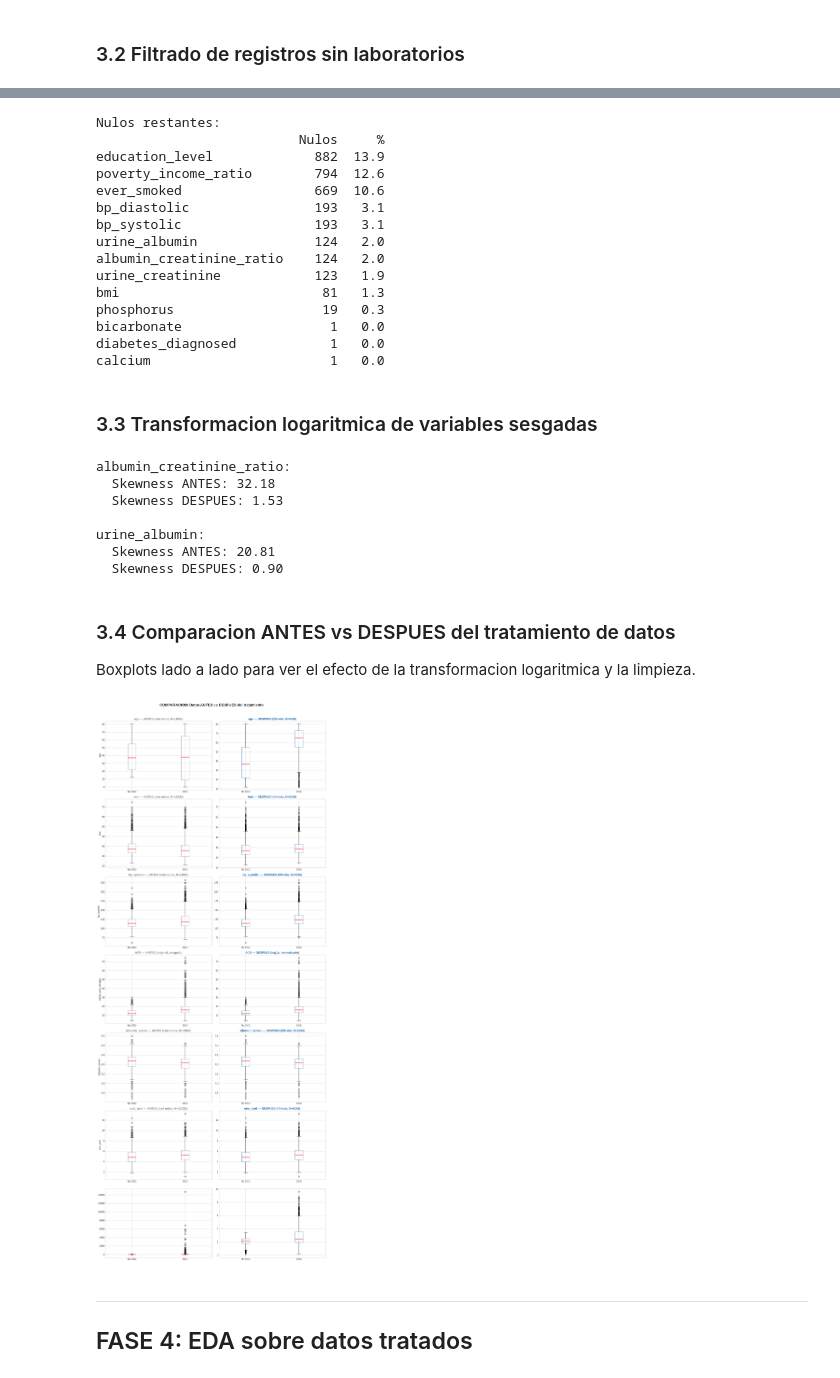
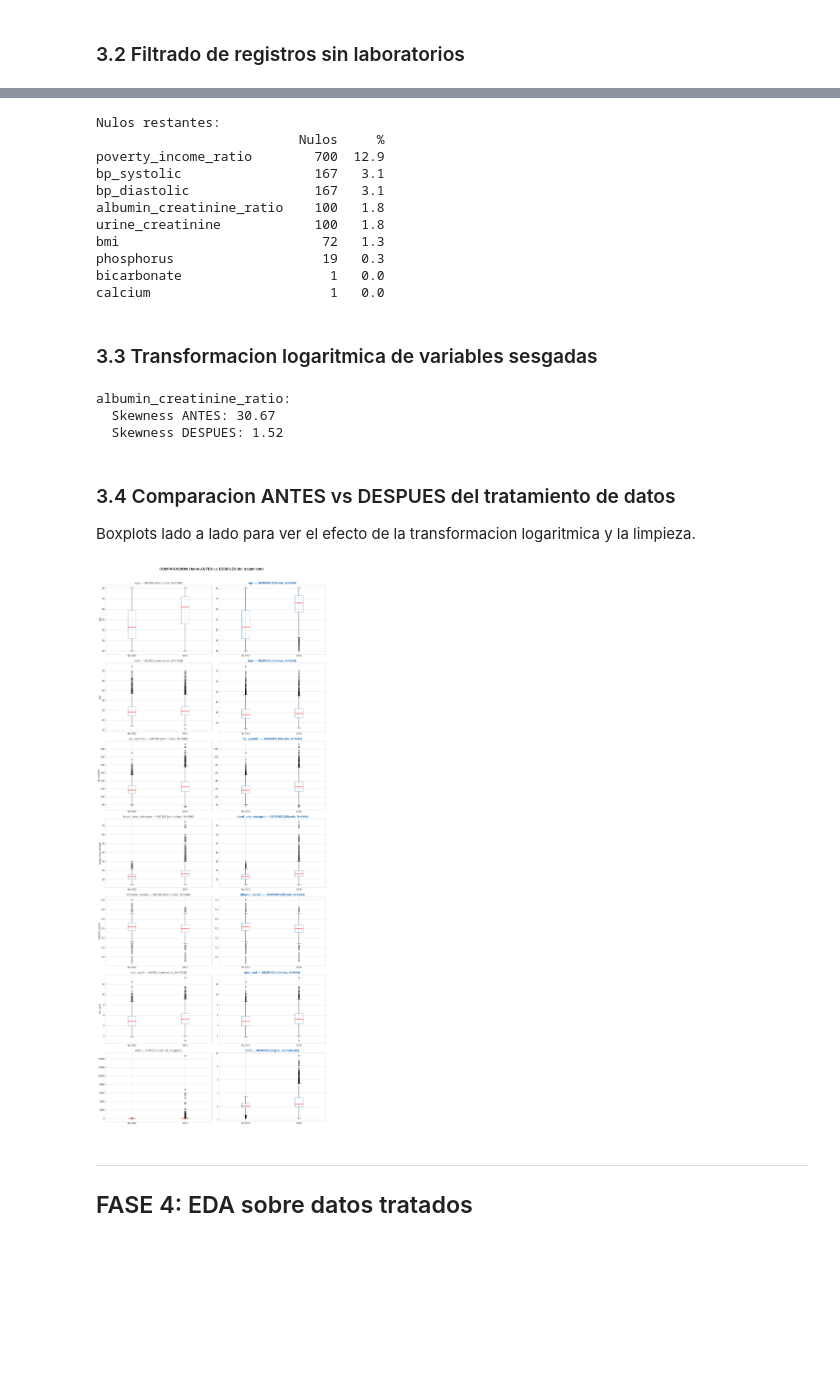
Before and after one commit to donpedromz/NephroML, a Jupyter notebook: notebooks/ERC_Pipeline_v3.ipynb, the cells around one changed output, grey strips where cells are left out. Drawn from its saved outputs; the diff is of its cells as text; code cells hidden in the pictures; blank space fills up the shorter version.

```diff
--- a/notebooks/ERC_Pipeline_v3.ipynb
+++ b/notebooks/ERC_Pipeline_v3.ipynb
@@ -143,10 +144,15 @@ vars_eliminar = [
     "insulin_use",
     "diabetes_pills",
     "current_smoker",
+    "urine_albumin",  # redundante con ACR
 ]
 print(f"Antes: {df.shape[1]} columnas")
 df_clean = df.drop(columns=vars_eliminar)
 print(f"Despues: {df_clean.shape[1]} columnas")
 print(f"Conservadas: {list(df_clean.columns)}")
+# Filtrar adultos (>=20) para alinear con GBD (ERC pediatrica es otra entidad)
+print(f"Registros: {len(df_clean)}")
+df_clean = df_clean[df_clean["age"] >= 20].reset_index(drop=True)
+print(f"Adultos >=20: {len(df_clean)} ({len(df_clean) / len(df) * 100:.1f}%)")
 # %% [output]
 Antes: 29 columnas
@@ -196,27 +204,22 @@ print(pd.DataFrame({"Nulos": nulos_post, "%": nulos_pct_post})[nulos_post > 0])
 # %% [output]
 Nulos restantes:
                           Nulos     %
-education_level             882  13.9
-poverty_income_ratio        794  12.6
-ever_smoked                 669  10.6
-bp_diastolic                193   3.1
-bp_systolic                 193   3.1
-urine_albumin               124   2.0
-albumin_creatinine_ratio    124   2.0
-urine_creatinine            123   1.9
-bmi                          81   1.3
+poverty_income_ratio        700  12.9
+bp_systolic                 167   3.1
+bp_diastolic                167   3.1
+albumin_creatinine_ratio    100   1.8
+urine_creatinine            100   1.8
+bmi                          72   1.3
 phosphorus                   19   0.3
 bicarbonate                   1   0.0
-diabetes_diagnosed            1   0.0
 calcium                       1   0.0
 # %% [markdown]
 ### 3.3 Transformacion logaritmica de variables sesgadas
 # %%
 # Guardar valores ANTES de transformar para el boxplot comparativo
 acr_antes = df_labs["albumin_creatinine_ratio"].copy()
-ualb_antes = df_labs["urine_albumin"].copy()
 
-log_vars = ["albumin_creatinine_ratio", "urine_albumin"]
+log_vars = ["albumin_creatinine_ratio"]
 for var in log_vars:
     print(f"{var}:")
     print(f"  Skewness ANTES: {df_labs[var].skew():.2f}")
@@ -224,12 +227,8 @@ for var in log_vars:
     print(f"  Skewness DESPUES: {df_labs[var].skew():.2f}\n")
 # %% [output]
 albumin_creatinine_ratio:
-  Skewness ANTES: 32.18
-  Skewness DESPUES: 1.53
-
-urine_albumin:
-  Skewness ANTES: 20.81
-  Skewness DESPUES: 0.90
+  Skewness ANTES: 30.67
+  Skewness DESPUES: 1.52
 # %% [markdown]
 ### 3.4 Comparacion ANTES vs DESPUES del tratamiento de datos
 
@@ -262,8 +261,8 @@ for i, var in enumerate(compare_vars):
     axes[row][0].boxplot(
         [data_antes_0, data_antes_1],
         tick_labels=["No CKD", "CKD"],
-        boxprops=dict(color="#888"),
-        medianprops=dict(color="red", linewidth=2),
+        boxprops={"color": "#888"},
+        medianprops={"color": "red", "linewidth": 2},
     )
     axes[row][0].set_title(
         f"{var} — ANTES (con nulos, N={len(df_antes_filtro)})",
@@ -278,8 +277,8 @@ for i, var in enumerate(compare_vars):
     axes[row][1].boxplot(
         [data_desp_0, data_desp_1],
         tick_labels=["No CKD", "CKD"],
-        boxprops=dict(color="#2E75B6"),
-        medianprops=dict(color="red", linewidth=2),
+        boxprops={"color": "#2E75B6"},
+        medianprops={"color": "red", "linewidth": 2},
     )
     axes[row][1].set_title(
         f"{var} — DESPUES (filtrado, N={len(df_labs)})",
@@ -291,41 +290,40 @@ for i, var in enumerate(compare_vars):
         break
 
 # --- ACR: antes (original) vs despues (log) ---
-row_acr = 6  # fila 6 (tras las 6 variables)
 # ACR ANTES
 d0 = acr_antes[df_labs["ckd_present"] == 0].dropna()
 d1 = acr_antes[df_labs["ckd_present"] == 1].dropna()
 axes[6][0].boxplot(
     [d0, d1],
     tick_labels=["No CKD", "CKD"],
-    boxprops=dict(color="#888"),
-    medianprops=dict(color="red", linewidth=2),
+    boxprops={"color": "#888"},
+    medianprops={"color": "red", "linewidth": 2},
 )
-axes[3][0].set_title("ACR — ANTES (original, sesgado)", fontweight="bold", color="#888")
+axes[6][0].set_title("ACR — ANTES (original, sesgado)", fontweight="bold", color="#888")
 
 # ACR DESPUES (log)
 d0l = df_labs.loc[df_labs["ckd_present"] == 0, "albumin_creatinine_ratio"].dropna()
 d1l = df_labs.loc[df_labs["ckd_present"] == 1, "albumin_creatinine_ratio"].dropna()
 axes[6][1].boxplot(
     [d0l, d1l],
     tick_labels=["No CKD", "CKD"],
-    boxprops=dict(color="#2E75B6"),
-    medianprops=dict(color="red", linewidth=2),
+    boxprops={"color": "#2E75B6"},
+    medianprops={"color": "red", "linewidth": 2},
 )
-axes[3][1].set_title(
+axes[6][1].set_title(
     "ACR — DESPUES (log1p, normalizado)", fontweight="bold", color="#2E75B6"
 )
 
 plt.suptitle(
     "COMPARACION: Datos ANTES vs DESPUES del tratamiento",
     fontsize=18,
     fontweight="bold",
     y=1.01,
 )
 plt.tight_layout()
 plt.show()
 # %% [output]
-[figure, old version]
+[figure, new version]
 # %% [markdown]
 ---
 ## FASE 4: EDA sobre datos tratados
```
Also changed, not shown: parts of 38 cells of this notebook, 2 other files.
